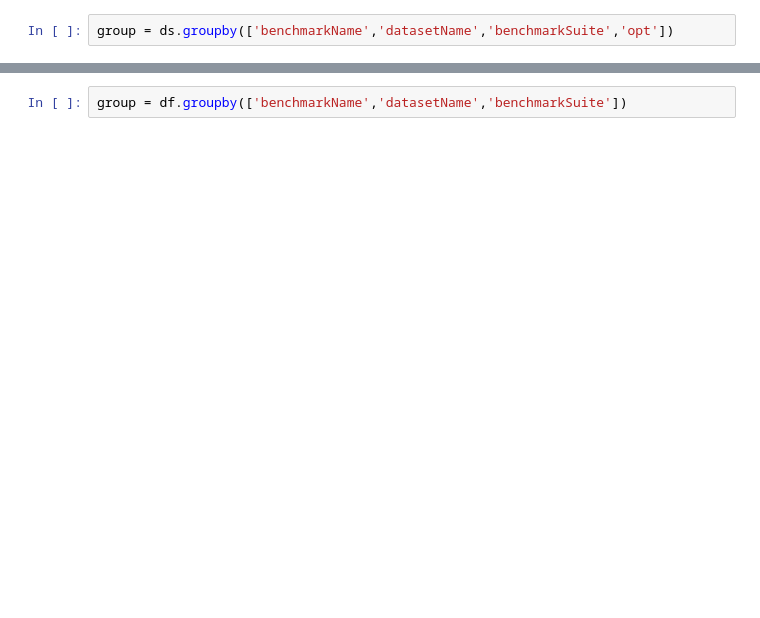
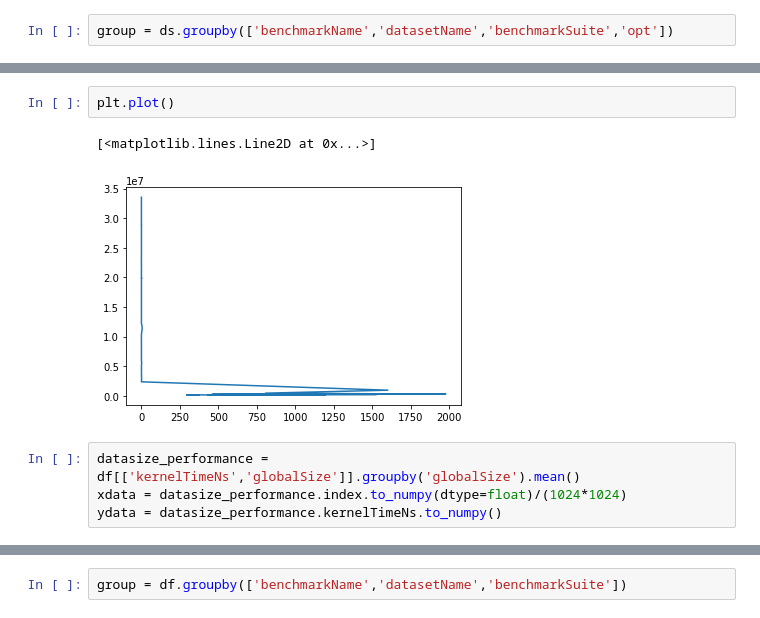
Before and after one commit to abhinavthomas/gpgpu.bechmarks, a Jupyter notebook: data_pipeline.ipynb, the cells around one changed output, grey strips where cells are left out. Cells and saved outputs as stored; diff of their text form; blank space fills up the shorter version.

```diff
--- a/data_pipeline.ipynb
+++ b/data_pipeline.ipynb
@@ -35,0 +117,9 @@ df = get_mean(group)
+# %%
+plt.plot()
+# %% [output]
+[<matplotlib.lines.Line2D at 0x...>]
+[figure, added]
+# %%
+datasize_performance = df[['kernelTimeNs','globalSize']].groupby('globalSize').mean()
+xdata = datasize_performance.index.to_numpy(dtype=float)/(1024*1024)
+ydata = datasize_performance.kernelTimeNs.to_numpy()
```
Also changed, not shown: parts of 31 cells of this notebook, 2 other files.
